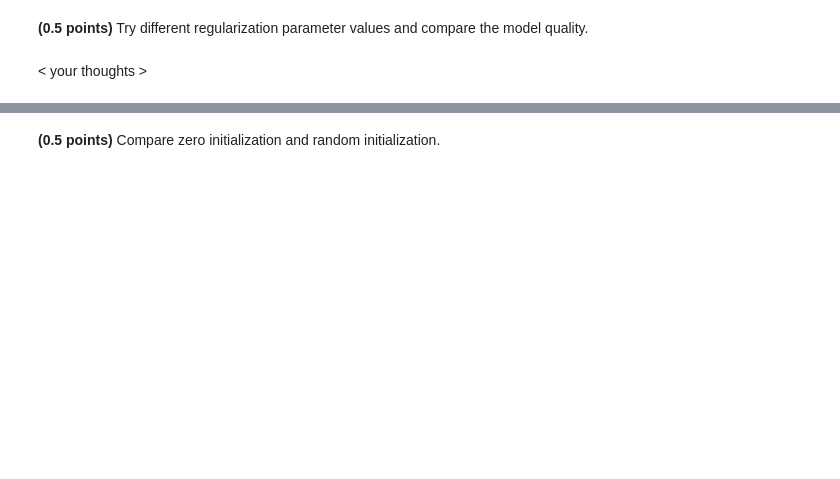
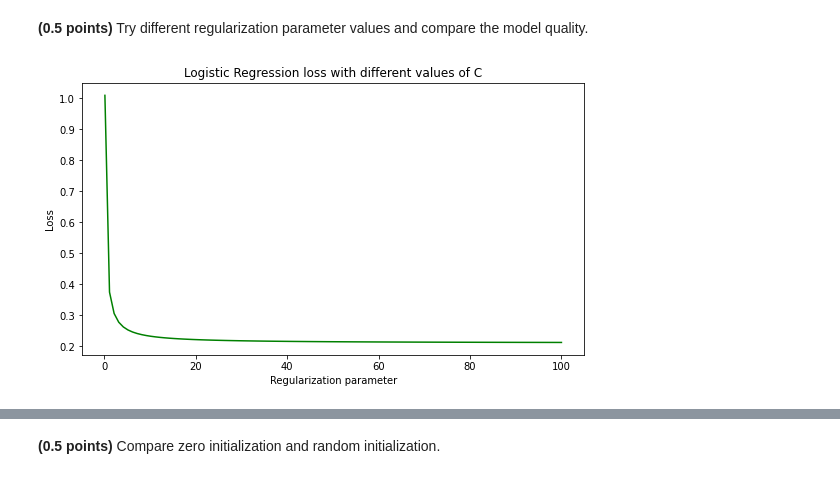
Before and after one commit to TekaLishoo/ML_homeworks_1, a Jupyter notebook: hw_classification.ipynb, the cells around one changed output, grey strips where cells are left out. Cells and saved outputs as stored; diff of their text form; code cells hidden in the pictures; blank space fills up the shorter version.

```diff
--- a/hw_classification.ipynb
+++ b/hw_classification.ipynb
@@ -251,2 +255,21 @@ plt.show()
-# %% [markdown]
-< your thoughts >
+# %%
+c_s = np.linspace(0.1, 100, 100)
+accuracy_train = []
+accuracy_test = []
+y_loss = []
+
+for c in c_s:
+    model = CustomLogisticRegression(C=c)
+    model.fit(X_train, y_train)
+    y_loss.append(model.losses[-1])
+    accuracy_train.append(metrics.accuracy_score(y_pred=model.predict(X_train), y_true=y_train))
+    accuracy_test.append(metrics.accuracy_score(y_pred=model.predict(X_test), y_true=y_test))
+# %%
+plt.figure(figsize=(9, 5))
+plt.plot(c_s, y_loss, 'green')
+plt.xlabel('Regularization parameter')
+plt.ylabel('Loss')
+plt.title('Logistic Regression loss with different values of C')
+plt.show()
+# %% [output]
+[figure, added]
```
Also changed, not shown: parts of 117 cells of this notebook.
